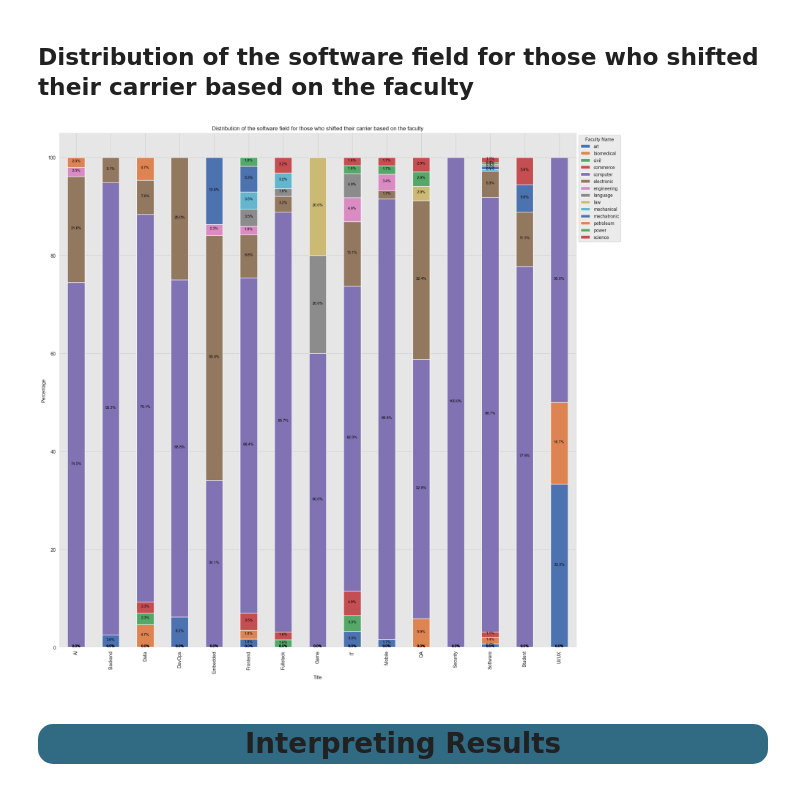
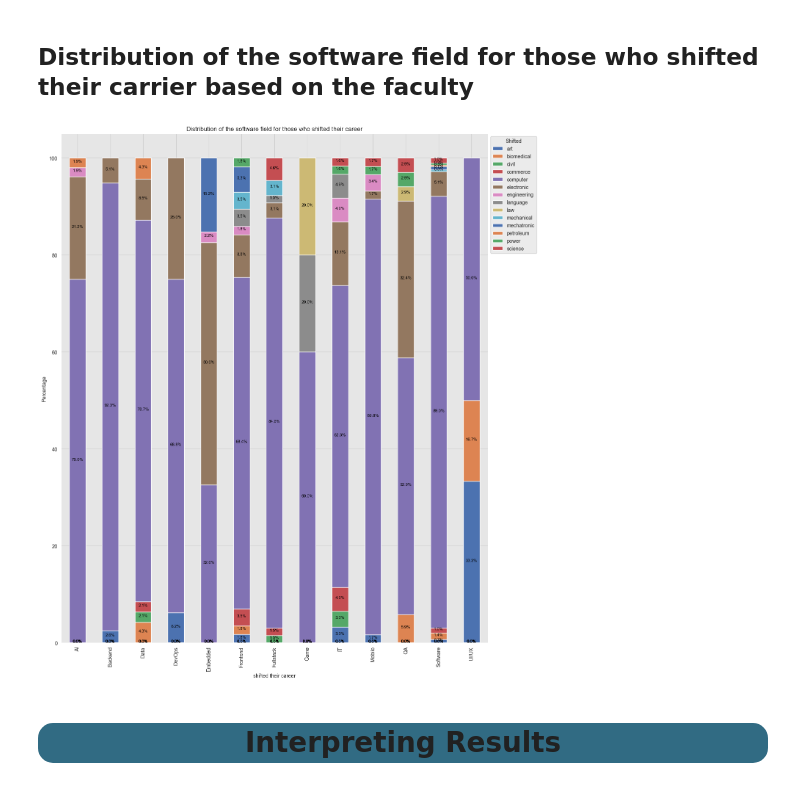
Before and after one commit to Mostafa-wael/Exploring-the-Landscape-of-the-Egyptian-Software-Market, a Jupyter notebook: notebooks/mechanism.ipynb, the cells around one changed output. Saved outputs shown, nothing was run; the diff lists cells and outputs as text; code cells hidden in the pictures.

```diff
--- a/notebooks/mechanism.ipynb
+++ b/notebooks/mechanism.ipynb
@@ -293,34 +277,9 @@ plt.show()
 # %% [markdown]
 ## Distribution of the software field for those who shifted their carrier based on the faculty
-# %%
-# Draw a stack plot to show the percentage each faculty_name and title_tag for the shifted_df
-segment_counts = working_df.groupby(['title_tag', 'faculty_name']).size().unstack()
-
-# if the count of a title_tag is less than n, drop it
-n = 0
-segment_counts = segment_counts.drop(segment_counts[segment_counts.sum(axis=1) < n].index, axis=0)
-
-# Calculate the percentages
-segment_percents = segment_counts.div(segment_counts.sum(axis=1), axis=0) * 100
-
-# Order segment_percents based on shifted = True
-segment_counts = segment_counts.reindex(segment_counts.sum().sort_values(ascending=True).index, axis=1)
-
-# Plot the stacked bar chart with percentages
-ax = segment_percents.plot(kind='bar', stacked=True, figsize=(20, 20))
-
-# Add percentage labels to the bars
-for container in ax.containers:
-    ax.bar_label(container, label_type='center', fontsize=8, color='black', fmt='%.1f%%', padding=3)
-
-
-plt.xlabel('Title')
-plt.ylabel('Percentage')
-plt.title('Distribution of the software field for those who shifted their carrier based on the faculty')
-plt.legend(title='Faculty Name', bbox_to_anchor=(1, 1), loc='upper left')
-plt.show()
-# %% [output]
-[figure, removed]
+# %%
+drawSegPlot(working_df, 'shifted their career', 'Percentage', 'Distribution of the software field for those who shifted their career', 'Shifted','title_tag', 'faculty_name',  figsize=(15, 18), n=3)
+# %% [output]
+[figure, added]
 # %% [markdown]
 <div style="border-width:1; border-radius: 15px; border-style: solid; border-color: rgb(10, 10, 10); background-color: #316B83; text-align: center;font: 14pt 'Candara';font-weight:bold;"><h1> Interpreting Results</h1></div>
 # %% [markdown]
```
Also changed, not shown: parts of 7 cells of this notebook, 1 other file.
